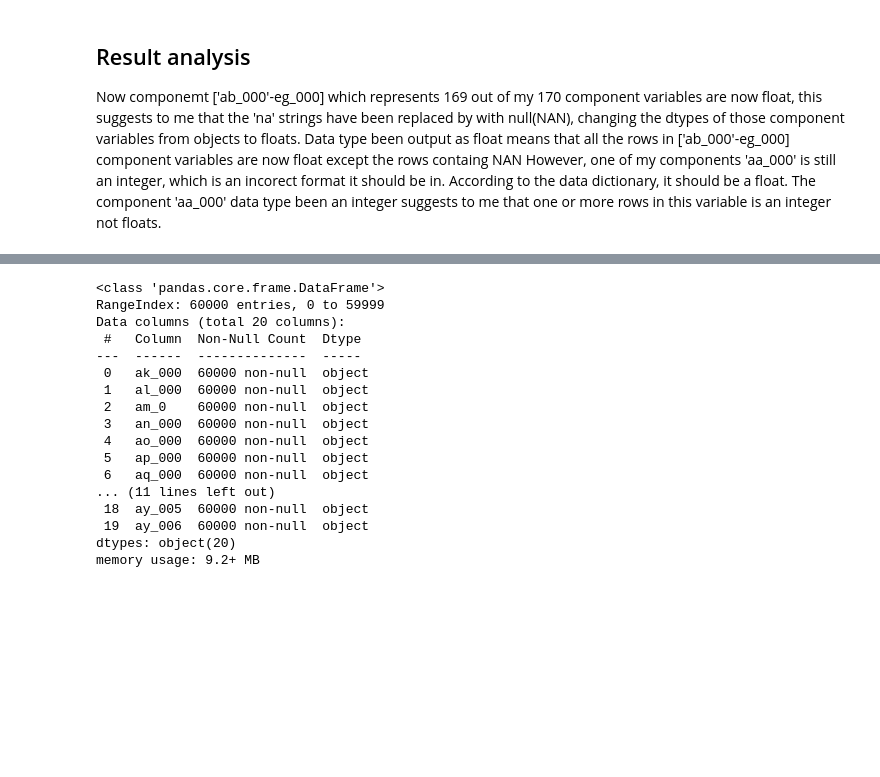
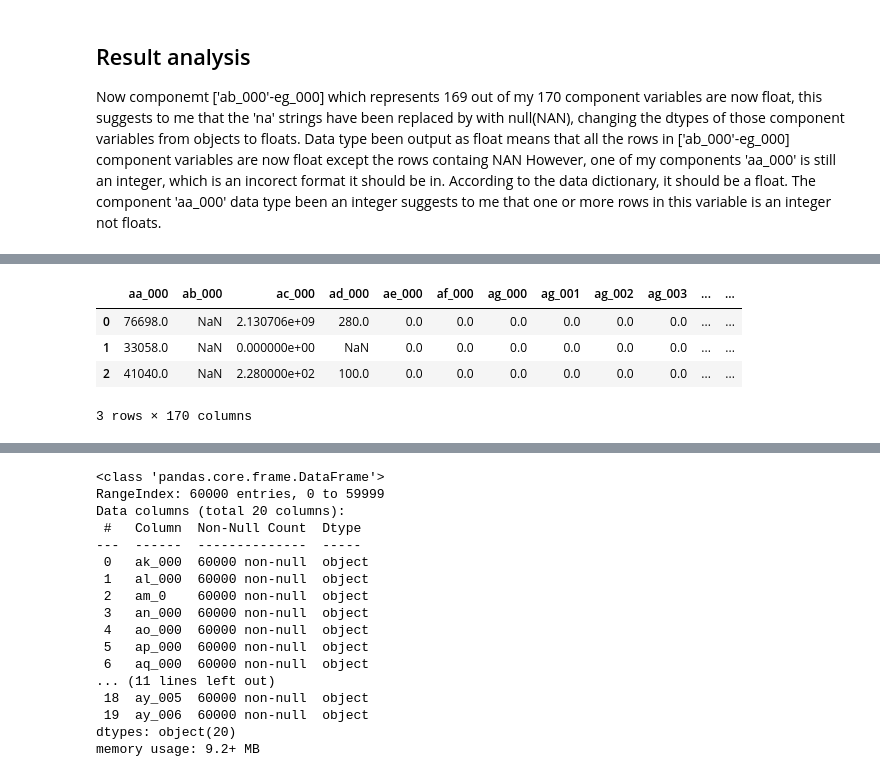
Before and after one commit to Ayomide-ola/Bussiness_Analysis, a Jupyter notebook: App_failure CA.ipynb, the cells around one changed output, grey strips where cells are left out. Saved outputs shown, nothing was run; the diff lists cells and outputs as text; code cells hidden in the pictures; blank space fills up the shorter version.

```diff
--- a/App_failure CA.ipynb
+++ b/App_failure CA.ipynb
@@ -466,0 +531,9 @@ The component 'aa_000' data type been an integer suggests to me that one or more
+# %%
+df_all_float= df_no_class.astype(float)
+df_all_float.head(3)
+# %% [output]
+|  | aa_000 | ab_000 | ac_000 | ad_000 | ae_000 | af_000 | ag_000 | ag_001 | ag_002 | ag_003 | ... | ... |
+| 0 | 76698.0 | NaN | 2.130706e+09 | 280.0 | 0.0 | 0.0 | 0.0 | 0.0 | 0.0 | 0.0 | ... | ... |
+| 1 | 33058.0 | NaN | 0.000000e+00 | NaN | 0.0 | 0.0 | 0.0 | 0.0 | 0.0 | 0.0 | ... | ... |
+| 2 | 41040.0 | NaN | 2.280000e+02 | 100.0 | 0.0 | 0.0 | 0.0 | 0.0 | 0.0 | 0.0 | ... | ... |
+3 rows × 170 columns
```
Also changed, not shown: parts of 19 cells of this notebook.
